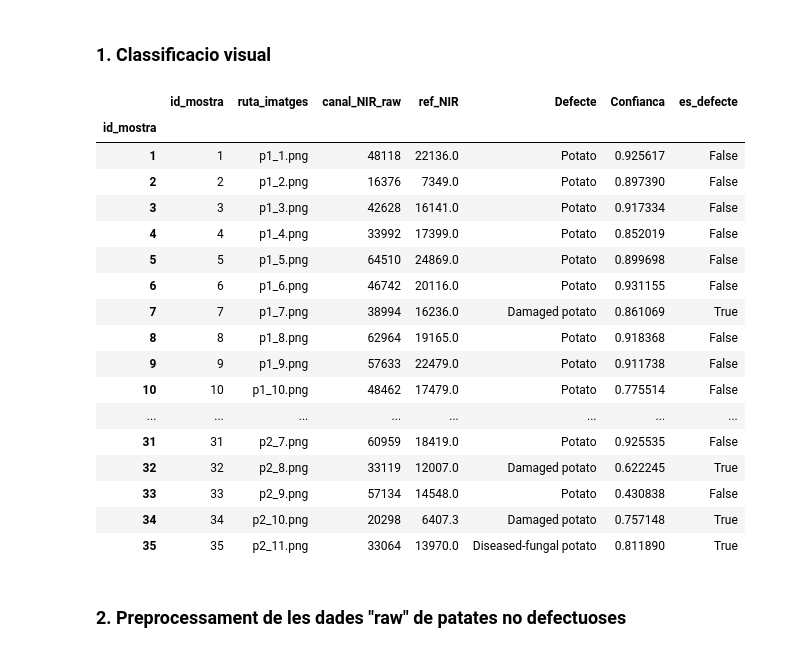
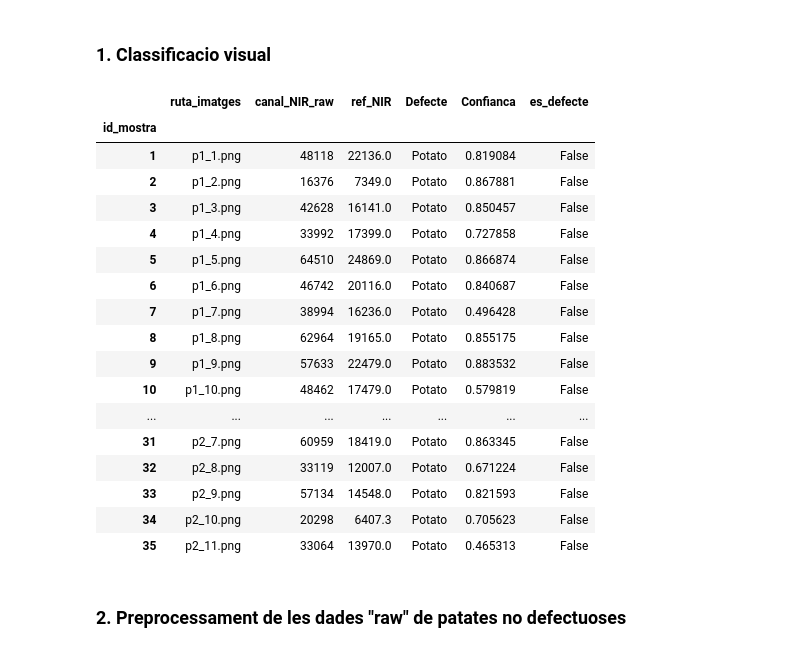
Before and after one commit to DavidDiestreR/potato-dry-matter-optics-ml, a Jupyter notebook: notebooks/product/potato_quality_pipeline.ipynb, the cells around one changed output. Cells and saved outputs as stored; diff of their text form; code cells hidden in the pictures.

```diff
--- a/notebooks/product/potato_quality_pipeline.ipynb
+++ b/notebooks/product/potato_quality_pipeline.ipynb
@@ -27,13 +27,14 @@ while ROOT.name != "potato-dry-matter-optics-ml" and ROOT.parent != ROOT:
 os.chdir(ROOT)
 sys.path.append(str(ROOT))
 
-DATA_RAW_CSV = ROOT / "data/input/raw/raw_dataset_v1.csv"
+DATA_RAW_CSV = ROOT / "data/input/raw/raw_dataset_test_1.csv"
 RAW_IMG_DIR = ROOT / "data/input/raw/raw_images/test_1"
-MODEL_PATH = ROOT / "data/output/test_run_2/model_prediccio_ms_final_MAPE_1.65.h5"
-SCALER_PATH = ROOT / "data/output/test_run_2/scaler_X.pkl"
+MODEL_PATH = ROOT / "data/output/train/test_run_dummy_2/model_prediccio_ms_final_MAPE_1.65.h5"
+SCALER_PATH = ROOT / "data/output/test_run_dummy_2/scaler_X.pkl"
+OUTPUT_PATH = ROOT / "data/output/pipeline/pipeline_output_test_1.csv"
 
 # la resta d'imports
-from src.raw_image_treatment import apply_brightness_and_gamma, potato_defect_classification, potato_pixels_rgb_img, potato_filter_extreme_colours, nir_scalation
+from src.raw_image_treatment import apply_brightness_and_gamma, apply_sigmoid, potato_defect_classification, potato_pixels_rgb_img, potato_filter_extreme_colours, nir_scalation
 from src.dry_matter import load_model_and_scaler, predict_dm, dry_matter_quality_classification
 # %% [markdown]
 ## Input
@@ -53,6 +54,6 @@ raw_df["canal_NIR_raw"] = raw_df["canal_NIR_raw"].apply(_to_float)
 raw_df["ref_NIR"] = raw_df["ref_NIR"].apply(_to_float)
 raw_df["ruta_imatges"] = raw_df["ruta_imatges"].apply(lambda p: Path(str(p)).name)
 
-raw_df = raw_df[required_cols].copy().set_index("id_mostra", drop=False)
+raw_df = raw_df[required_cols].copy().set_index("id_mostra", drop=True)
 raw_df.head()
 # %% [output]
@@ -68,44 +69,45 @@ raw_df.head()
 # %% [markdown]
 ### 1. Classificacio visual
 # %%
-# Utilitzar les funcions apply_brightness_and_gamma (nomes per a la classificacio, no es fan servir les imatges amb aquest filtre) i potato_defect_classification
+# Utilitzar les funcions apply_brightness_and_gamma i apply_sigmoid (nomes per a la classificacio, no es fan servir les imatges amb aquest filtre) i potato_defect_classification
 def classify_image(row):
     img_path = RAW_IMG_DIR / Path(row["ruta_imatges"])
     if not img_path.exists():
         return pd.Series({"Defecte": "Unable to classify", "Confianca": 0.0, "es_defecte": True})
 
-    bright_img = apply_brightness_and_gamma(img_path, brightness=2.3, gamma=0.8)
+    bg_img = apply_brightness_and_gamma(img_path, brightness=1, gamma=1.1)
+    sigmoid_img = apply_sigmoid(bg_img, k=6.0, mid=0.5, normalize=True)
     try:
-        defect, conf, _ = potato_defect_classification(bright_img)
+        defect, conf, _ = potato_defect_classification(sigmoid_img)
     except Exception:
         defect, conf = "Unable to classify", 0.0
 
     es_defecte = defect not in ("Potato", "Unable to classify")
     etiqueta = defect if es_defecte else "Potato"
     return pd.Series({"Defecte": etiqueta, "Confianca": float(conf), "es_defecte": bool(es_defecte)})
 
 classif_df = raw_df.apply(classify_image, axis=1)
 raw_df = pd.concat([raw_df, classif_df], axis=1)
 raw_df
 # %% [output]
-|  | id_mostra | ruta_imatges | canal_NIR_raw | ref_NIR | Defecte | Confianca | es_defecte |
-| id_mostra |  |  |  |  |  |  |  |
-| 1 | 1 | p1_1.png | 48118 | 22136.0 | Potato | 0.925617 | False |
-| 2 | 2 | p1_2.png | 16376 | 7349.0 | Potato | 0.897390 | False |
-| 3 | 3 | p1_3.png | 42628 | 16141.0 | Potato | 0.917334 | False |
-| 4 | 4 | p1_4.png | 33992 | 17399.0 | Potato | 0.852019 | False |
-| 5 | 5 | p1_5.png | 64510 | 24869.0 | Potato | 0.899698 | False |
-| 6 | 6 | p1_6.png | 46742 | 20116.0 | Potato | 0.931155 | False |
-| 7 | 7 | p1_7.png | 38994 | 16236.0 | Damaged potato | 0.861069 | True |
-| 8 | 8 | p1_8.png | 62964 | 19165.0 | Potato | 0.918368 | False |
-| 9 | 9 | p1_9.png | 57633 | 22479.0 | Potato | 0.911738 | False |
-| 10 | 10 | p1_10.png | 48462 | 17479.0 | Potato | 0.775514 | False |
-| ... | ... | ... | ... | ... | ... | ... | ... |
-| 31 | 31 | p2_7.png | 60959 | 18419.0 | Potato | 0.925535 | False |
-| 32 | 32 | p2_8.png | 33119 | 12007.0 | Damaged potato | 0.622245 | True |
-| 33 | 33 | p2_9.png | 57134 | 14548.0 | Potato | 0.430838 | False |
-| 34 | 34 | p2_10.png | 20298 | 6407.3 | Damaged potato | 0.757148 | True |
-| 35 | 35 | p2_11.png | 33064 | 13970.0 | Diseased-fungal potato | 0.811890 | True |
+|  | ruta_imatges | canal_NIR_raw | ref_NIR | Defecte | Confianca | es_defecte |
+| id_mostra |  |  |  |  |  |  |
+| 1 | p1_1.png | 48118 | 22136.0 | Potato | 0.819084 | False |
+| 2 | p1_2.png | 16376 | 7349.0 | Potato | 0.867881 | False |
+| 3 | p1_3.png | 42628 | 16141.0 | Potato | 0.850457 | False |
+| 4 | p1_4.png | 33992 | 17399.0 | Potato | 0.727858 | False |
+| 5 | p1_5.png | 64510 | 24869.0 | Potato | 0.866874 | False |
+| 6 | p1_6.png | 46742 | 20116.0 | Potato | 0.840687 | False |
+| 7 | p1_7.png | 38994 | 16236.0 | Potato | 0.496428 | False |
+| 8 | p1_8.png | 62964 | 19165.0 | Potato | 0.855175 | False |
+| 9 | p1_9.png | 57633 | 22479.0 | Potato | 0.883532 | False |
+| 10 | p1_10.png | 48462 | 17479.0 | Potato | 0.579819 | False |
+| ... | ... | ... | ... | ... | ... | ... |
+| 31 | p2_7.png | 60959 | 18419.0 | Potato | 0.863345 | False |
+| 32 | p2_8.png | 33119 | 12007.0 | Potato | 0.671224 | False |
+| 33 | p2_9.png | 57134 | 14548.0 | Potato | 0.821593 | False |
+| 34 | p2_10.png | 20298 | 6407.3 | Potato | 0.705623 | False |
+| 35 | p2_11.png | 33064 | 13970.0 | Potato | 0.465313 | False |
 # %% [markdown]
 ### 2. Preprocessament de les dades "raw" de patates no defectuoses
 # %% [markdown]
```
Also changed, not shown: parts of 8 cells of this notebook, 55 other files.
